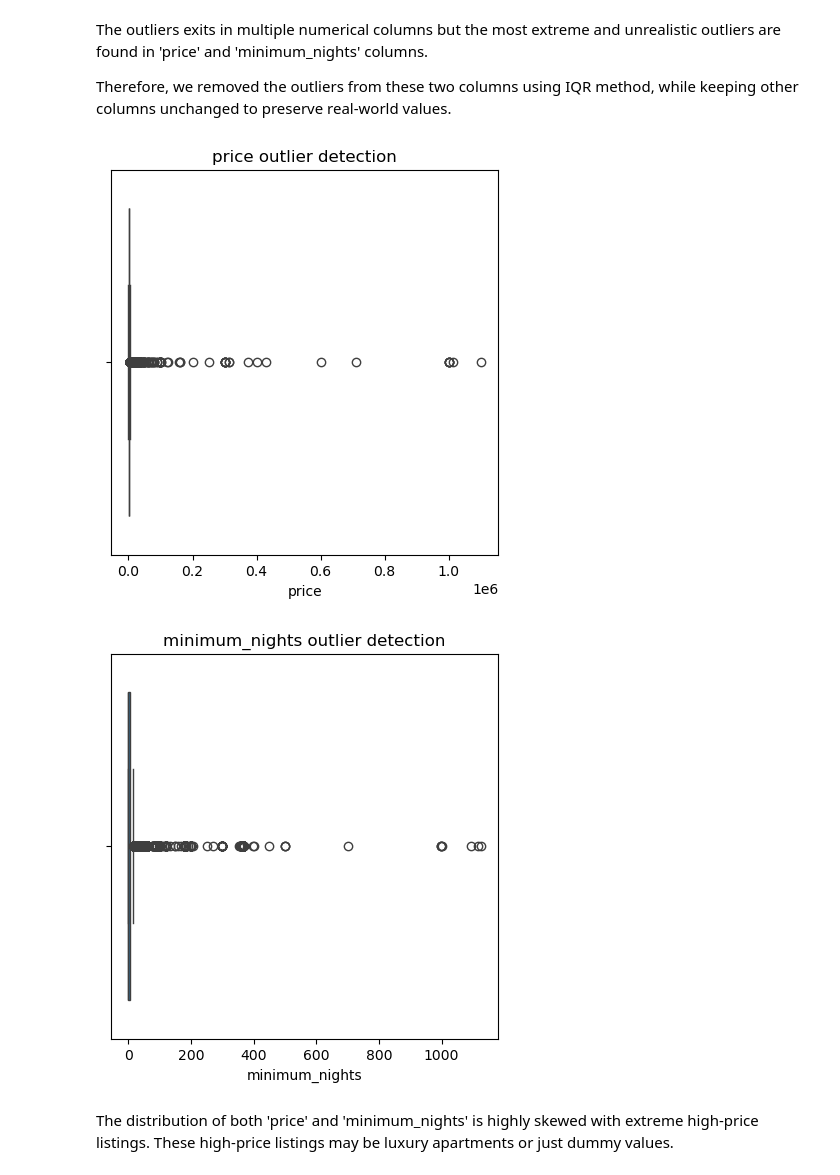
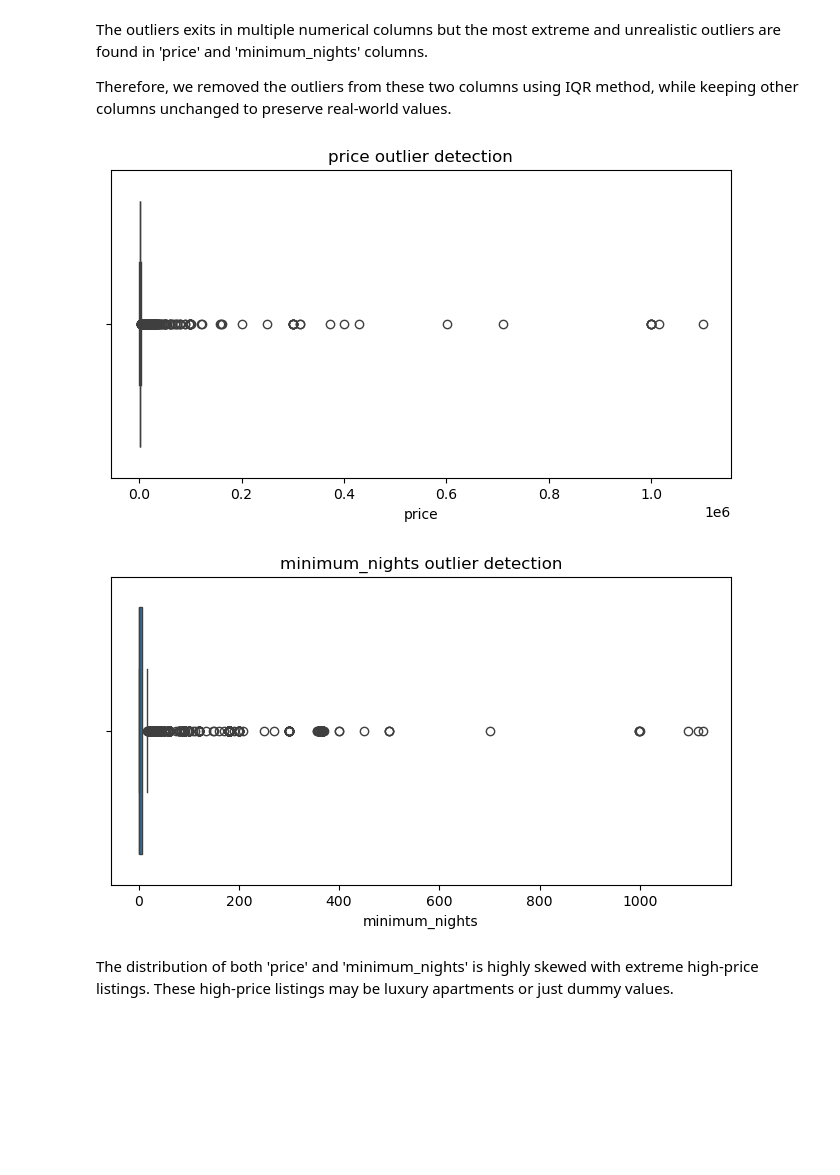
Before and after one commit to sg-333/Airbnb-DA, a Jupyter notebook: project.ipynb, the cells around one changed output. Cells and saved outputs as stored; diff of their text form; code cells hidden in the pictures; blank space fills up the shorter version.

```diff
--- a/project.ipynb
+++ b/project.ipynb
@@ -219,14 +193,14 @@ Therefore, we removed the outliers from these two columns using IQR method, whil
 # %%
 # Detecting outlier for price and minimum_nights columns using boxplot
 outlier_col = ['price', 'minimum_nights']
 for cols in outlier_col:
-    plt.figure(figsize=(5,5))
+    plt.figure(figsize=(8,4))
     sns.boxplot(x=df[cols])
     plt.title(cols + ' ' + 'outlier detection')
     plt.show()
 # %% [output]
-[figure, old version]
+[figure, new version]
-[figure, old version]
+[figure, new version]
 # %% [markdown]
 The distribution of both 'price' and 'minimum_nights' is highly skewed with extreme high-price listings. These high-price listings may be luxury apartments or just dummy values.
 # %% [markdown]
```
Also changed, not shown: parts of 14 cells of this notebook.
